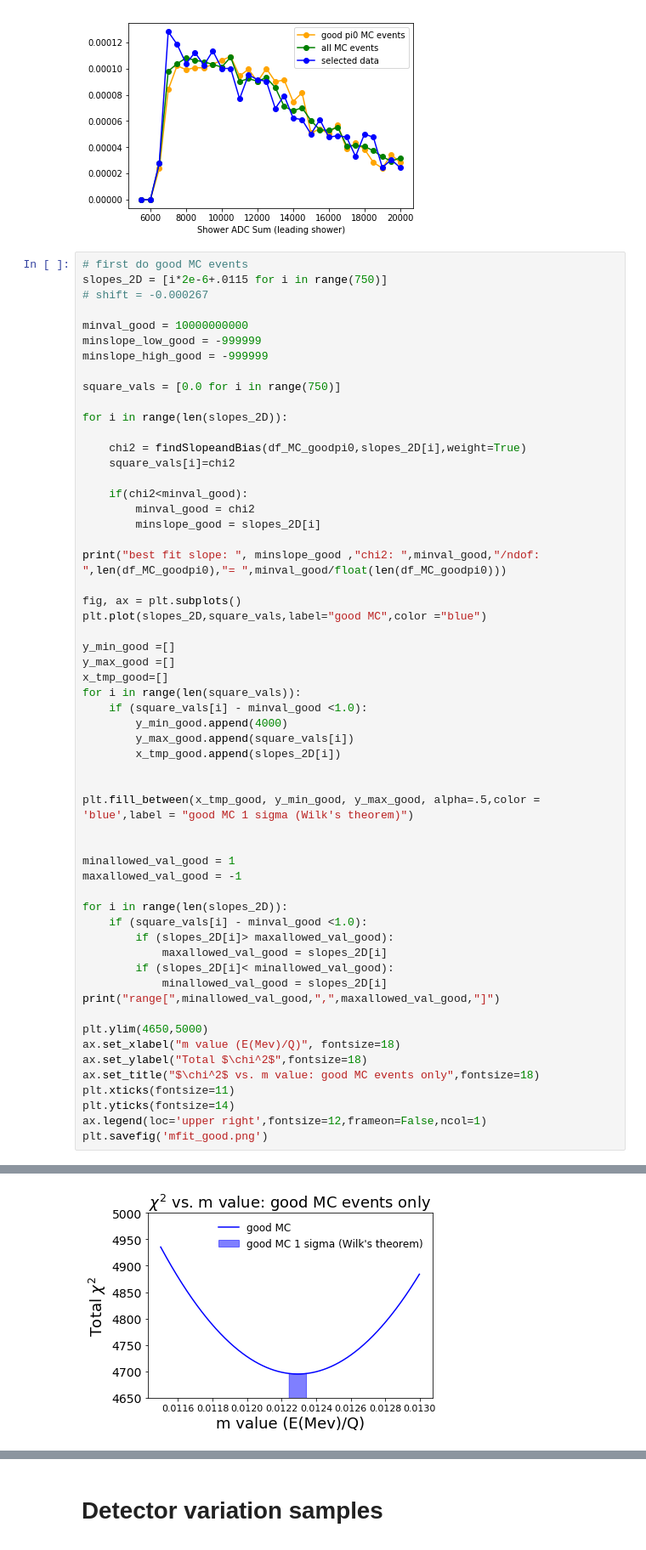
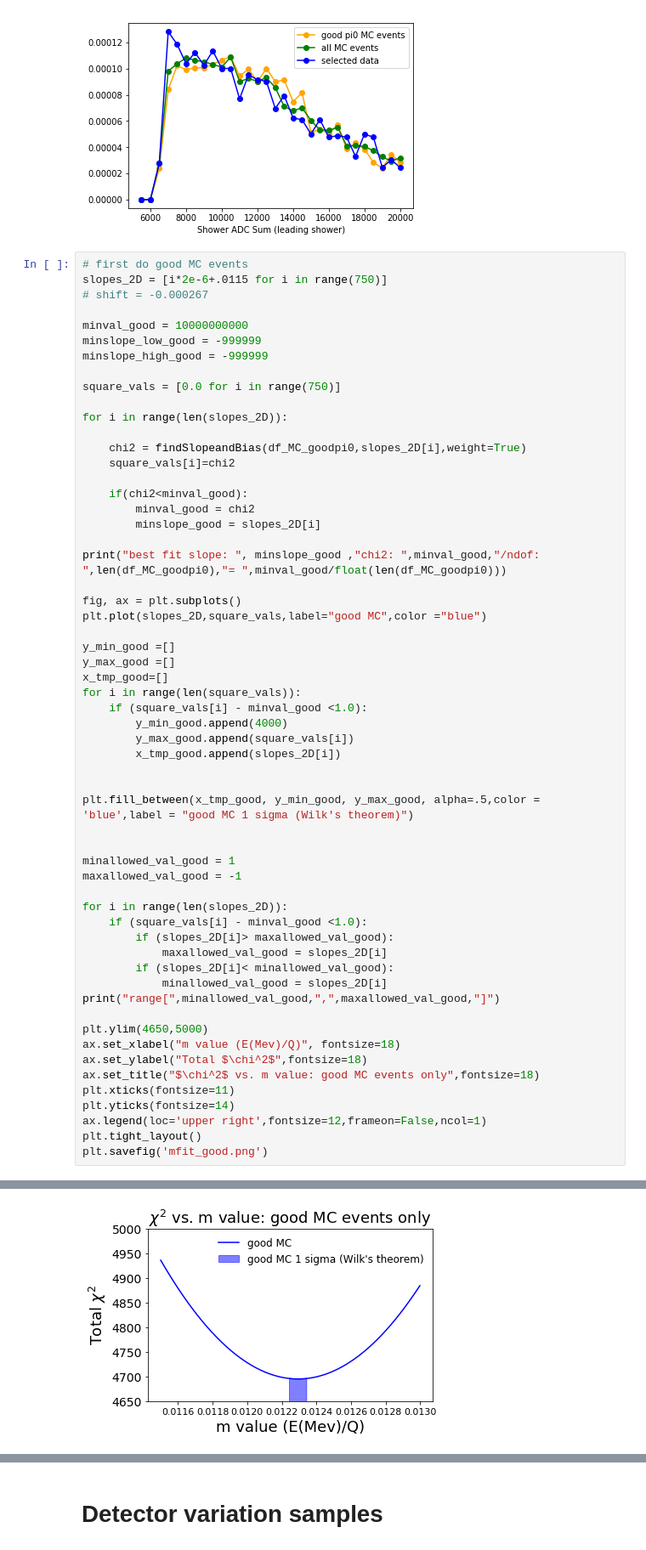
Before and after one commit to LArbys/1L1PSelection, a Jupyter notebook: Pi0Study/ShowerCalibration.ipynb, the cells around one changed output, grey strips where cells are left out. Shown at 85% size. Saved outputs shown, nothing was run; the diff lists cells and outputs as text.

```diff
--- a/Pi0Study/ShowerCalibration.ipynb
+++ b/Pi0Study/ShowerCalibration.ipynb
@@ -660,34 +659,35 @@ for i in range(len(square_vals)):
         y_min_good.append(4000)
         y_max_good.append(square_vals[i])
         x_tmp_good.append(slopes_2D[i])
 
 
 plt.fill_between(x_tmp_good, y_min_good, y_max_good, alpha=.5,color = 'blue',label = "good MC 1 sigma (Wilk's theorem)")
 
 
 minallowed_val_good = 1
 maxallowed_val_good = -1
 
 for i in range(len(slopes_2D)):
     if (square_vals[i] - minval_good <1.0):
         if (slopes_2D[i]> maxallowed_val_good):
             maxallowed_val_good = slopes_2D[i]
         if (slopes_2D[i]< minallowed_val_good):
             minallowed_val_good = slopes_2D[i]
 print("range[",minallowed_val_good,",",maxallowed_val_good,"]")
 
 plt.ylim(4650,5000)
 ax.set_xlabel("m value (E(Mev)/Q)", fontsize=18)
 ax.set_ylabel("Total $\chi^2$",fontsize=18)
 ax.set_title("$\chi^2$ vs. m value: good MC events only",fontsize=18)
 plt.xticks(fontsize=11)
 plt.yticks(fontsize=14)
 ax.legend(loc='upper right',fontsize=12,frameon=False,ncol=1)
+plt.tight_layout()
 plt.savefig('mfit_good.png')
 # %% [output]
 best fit slope:  0.012294 chi2:  4694.90317814461 /ndof:  3039 =  1.5448842310446234
 range[ 0.012244 , 0.012343999999999999 ]
-[figure, old version]
+[figure, new version]
 # %%
 # next all MC
 minval_all = 10000000000
```
Also changed, not shown: parts of 21 cells of this notebook, 6 other files.
